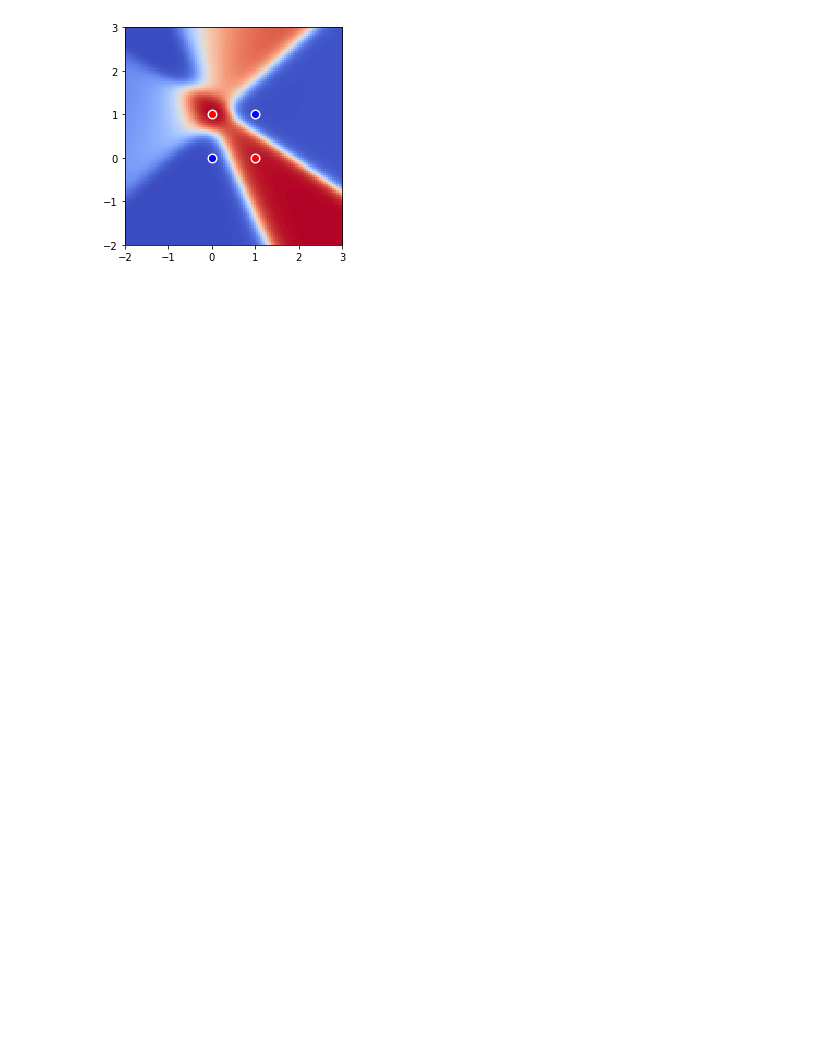
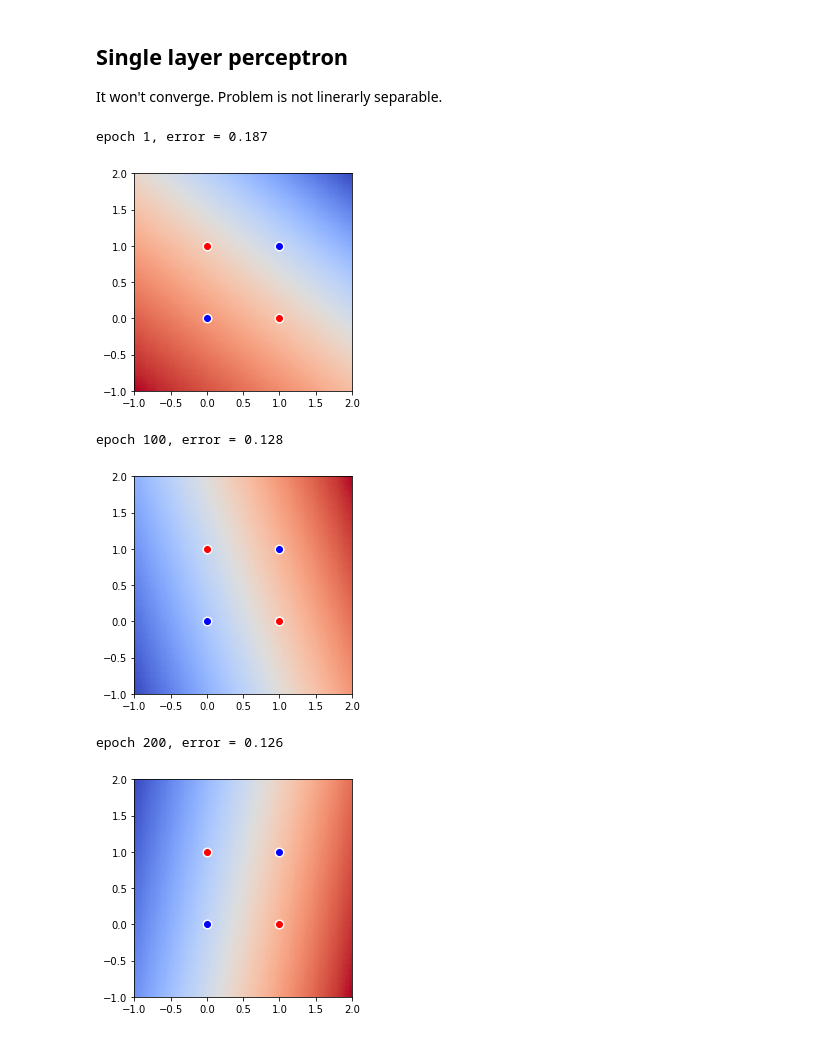
Before and after one commit to quentin-auge/simple-nn, a Jupyter notebook: xor_mlp.ipynb, the cells around one changed output. Cells and saved outputs as stored; diff of their text form; code cells hidden in the pictures; blank space fills up the shorter version.

```diff
--- a/xor_mlp.ipynb
+++ b/xor_mlp.ipynb
@@ -12,12 +14,9 @@ x = np.array([[0, 0], [0, 1], [1, 0], [1, 1]]).T
 
 # Labels
 y = np.array([[0, 1, 1, 0]])
-# %%
-# Single layer perceptron
-slp = MLP(layers=[2, 10, 1])
-error = slp.fit(x, y, epochs=1000, eta=3)
 # %%
-def plot(x, y, model, zoom_out_ratio=1.1):
+# Plot data in foreground, predictions in background
+def plot_predictions(x, y, model, zoom_out_ratio=1.1):
 
     # Find data bounds
     x1_min, x2_min = x.min(axis=1)
@@ -34,12 +33,12 @@ def plot(x, y, model, zoom_out_ratio=1.1):
 
     # Generate background
     size = 100
-    x1 = np.linspace(x1_min, x1_max, num=size)
-    x2 = np.linspace(x2_min, x2_max, num=size)
+    x1_vals = np.linspace(x1_min, x1_max, num=size)
+    x2_vals = np.linspace(x2_min, x2_max, num=size)
     background = np.ones(shape=(size, size))
-    for i1, v1 in enumerate(x1):
-        for i2, v2 in enumerate(x2):
-            background[i1, i2] = model.predict(np.array([[v1], [v2]]))
+    for i, x1_val in enumerate(x1_vals):
+        for j, x2_val in enumerate(x2_vals):
+            background[i, j] = model.predict(np.array([[x1_val, x2_val]]).T)
 
     # Plot background
     fig, ax = plt.subplots()
@@ -50,7 +49,27 @@ def plot(x, y, model, zoom_out_ratio=1.1):
     ax.plot(*x[:, y[0] == 0], 'bo', markersize=6)
     ax.plot(*x[:, y[0] == 1], 'wo', markersize=9)
     ax.plot(*x[:, y[0] == 1], 'ro', markersize=6)
-# %%
-plot(x, y, slp, zoom_out_ratio=2)
-# %% [output]
-[figure, removed]
+# %% [markdown]
+## Single layer perceptron
+
+It won't converge. Problem is not linerarly separable.
+# %%
+slp = MLP(layers=[2, 1])
+
+cum_epochs = 0
+
+for epochs in [1, 99, 100]:
+
+    error = slp.fit(x, y, epochs, eta=3)
+    cum_epochs += epochs
+
+    print('epoch %i, error = %.3f' % (cum_epochs, error))
+    plot_predictions(x, y, slp, zoom_out_ratio=2)
+    plt.show()
+# %% [output]
+epoch 1, error = 0.187
+[figure, added]
+epoch 100, error = 0.128
+[figure, added]
+epoch 200, error = 0.126
+[figure, added]
```
Also changed, not shown: parts of 5 cells of this notebook, 2 other files.
